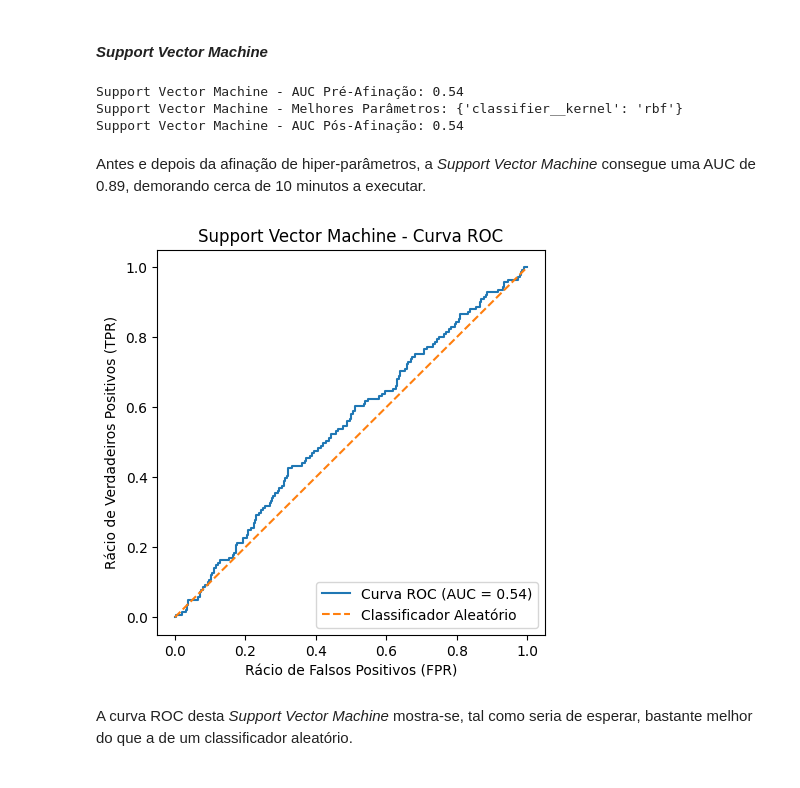
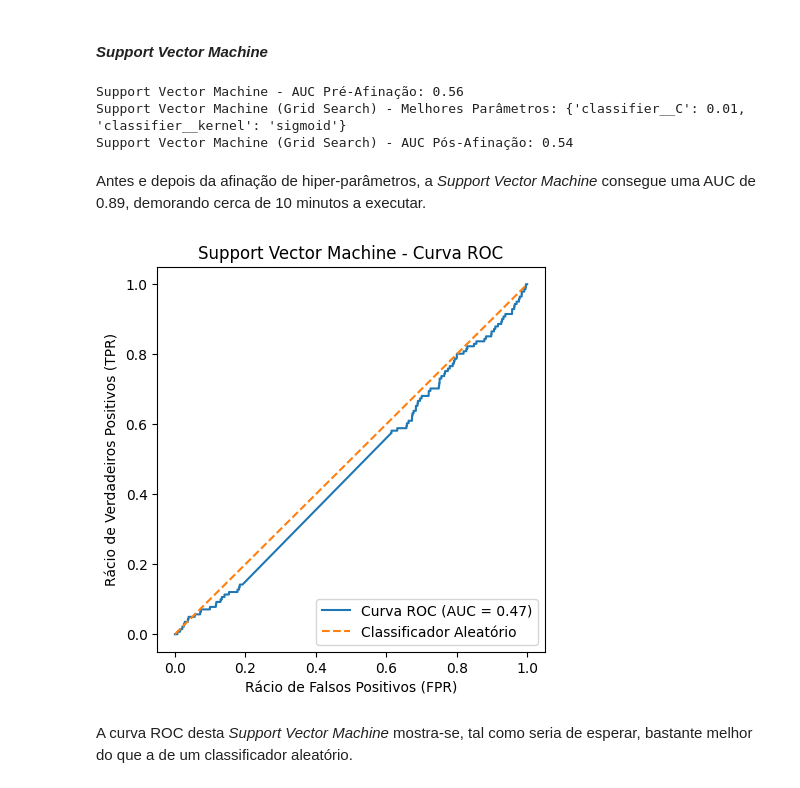
Before and after one commit to manelneto/fraud, a Jupyter notebook: task2.ipynb, the cells around one changed output. Drawn from its saved outputs; the diff is of its cells as text; code cells hidden in the pictures.

```diff
--- a/task2.ipynb
+++ b/task2.ipynb
@@ -70,25 +72,29 @@ Para cada técnica de modelação, o processo será o seguinte:
 # %%
-def hyperparameter_tuning(pipeline, parameter_grid, name, fraction = 1):
-    np.random.seed(10)
-    sample_indexes = np.random.choice(len(train_predictors), round(len(train_predictors) * fraction), False)
-    sampled_train_predictors = np.array(train_predictors)[sample_indexes]
-    sampled_train_targets = np.array(train_targets)[sample_indexes]
+def hyperparameter_tuning(pipeline, parameter_grid, name, k, fraction = 1):
+    if fraction == 1:
+        sampled_train_predictors = train_predictors
+        sampled_train_targets = train_targets
+    else:
+        np.random.seed(10)
+        sample_indexes = np.random.choice(len(train_predictors), round(len(train_predictors) * fraction), False)
+        sampled_train_predictors = np.array(train_predictors)[sample_indexes]
+        sampled_train_targets = np.array(train_targets)[sample_indexes]
 
     pipeline.fit(sampled_train_predictors, sampled_train_targets)
     probabilities = pipeline.predict_proba(test_predictors)[:, 1]
     auc = roc_auc_score(test_targets, probabilities)
     print(name, '- AUC Pré-Afinação: {:.2f}'.format(auc))
 
-    cross_validation = StratifiedKFold(n_splits = 5, random_state = 10, shuffle = True) # TODO
+    cross_validation = StratifiedKFold(n_splits = k, shuffle = True, random_state = 10)
     model = GridSearchCV(pipeline, parameter_grid, cv = cross_validation, n_jobs = -1, scoring = 'roc_auc')
 
     model.fit(sampled_train_predictors, sampled_train_targets)
     auc = model.score(test_predictors, test_targets)
 
-    print(name, '- Melhores Parâmetros:', model.best_params_)
-    print(name, '- AUC Pós-Afinação: {:.2f}'.format(auc))
+    print(name, '(Grid Search) - Melhores Parâmetros:', model.best_params_)
+    print(name, '(Grid Search) - AUC Pós-Afinação: {:.2f}'.format(auc))
 
-    return model
+    return model, auc
 # %% [markdown]
 O critério primordial de avaliação dos modelos será a área abaixo da curva *Receiver Operating Characteristic* (ROC) - *Area Under Curve* (AUC) -  entre a probabilidade prevista e o valor real da variável-avo. Assim, avaliar-se-á cada modelo quanto à sua capacidade de distinguir corretamente transações fraudulentas de legítimas.
 # %%
@@ -103,8 +109,6 @@ def plot_roc_curve(model, name):
     contextualize(name + ' - Curva ROC', 'Rácio de Falsos Positivos (FPR)', 'Rácio de Verdadeiros Positivos (TPR)')
     plt.legend(loc = 'lower right')
     plt.show()
-
-    return roc_auc
 # %% [markdown]
 
 Para além disso, serão calculadas as restantes métricas de avaliação (exatidão, precisão e *recall*), bem como visualizada a matriz de confusão, tendo em vista uma comparação completa e adequadamente fundamentada dos modelos.
@@ -432,22 +469,23 @@ svm_pipeline = Pipeline([
 ])
 
 svm_parameter_grid = {
+    'classifier__C': [0.01, 0.1, 1],
     'classifier__kernel': ['linear', 'poly', 'rbf', 'sigmoid'],
 }
 
 svm_name = 'Support Vector Machine'
 
-svm = hyperparameter_tuning(svm_pipeline, svm_parameter_grid, svm_name, 0.5)
+svm, svm_auc = hyperparameter_tuning(svm_pipeline, svm_parameter_grid, svm_name, 5, 0.25)
 # %% [output]
-Support Vector Machine - AUC Pré-Afinação: 0.54
-Support Vector Machine - Melhores Parâmetros: {'classifier__kernel': 'rbf'}
-Support Vector Machine - AUC Pós-Afinação: 0.54
+Support Vector Machine - AUC Pré-Afinação: 0.56
+Support Vector Machine (Grid Search) - Melhores Parâmetros: {'classifier__C': 0.01, 'classifier__kernel': 'sigmoid'}
+Support Vector Machine (Grid Search) - AUC Pós-Afinação: 0.54
 # %% [markdown]
 Antes e depois da afinação de hiper-parâmetros, a *Support Vector Machine* consegue uma AUC de 0.89, demorando cerca de 10 minutos a executar.
 # %%
-svm_auc = plot_roc_curve(svm, svm_name)
+plot_roc_curve(svm, svm_name)
 # %% [output]
-[figure, old version]
+[figure, new version]
 # %% [markdown]
 A curva ROC desta *Support Vector Machine* mostra-se, tal como seria de esperar, bastante melhor do que a de um classificador aleatório.
 # %%
```
Also changed, not shown: parts of 48 cells of this notebook, 1 other file.
